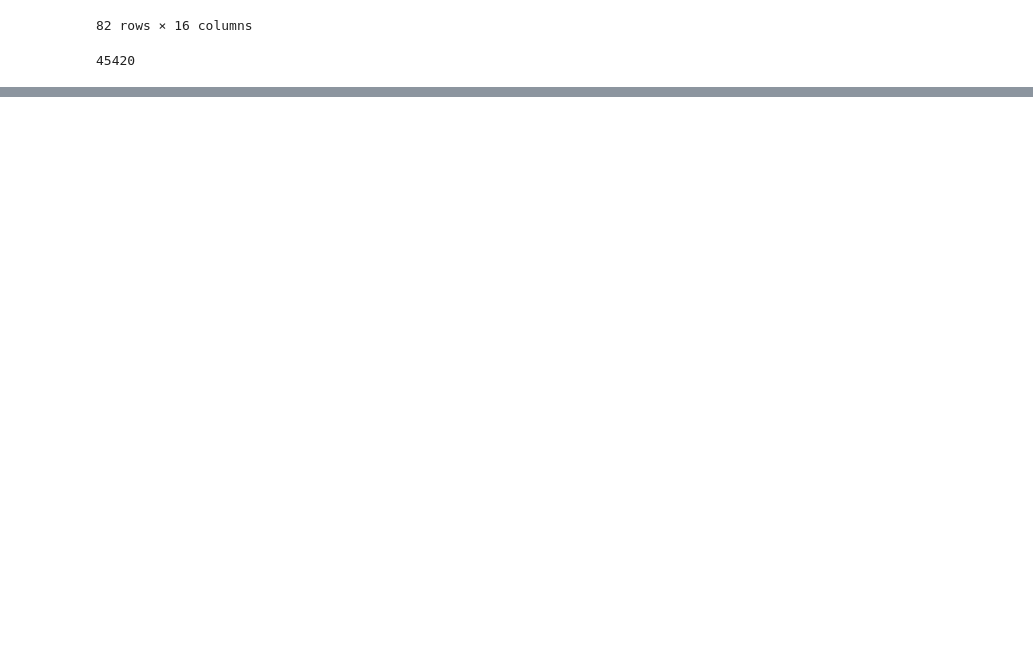
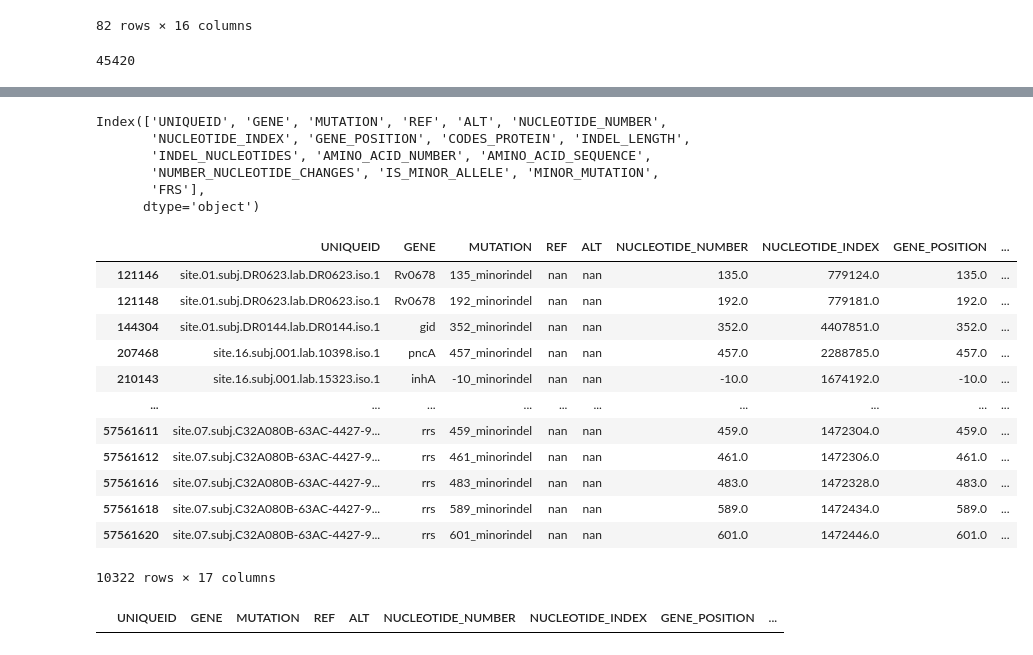
Before and after one commit to fowler-lab/pathogena-analysis-tools, a Jupyter notebook: tables/sandbox.ipynb, the cells around one changed output, grey strips where cells are left out. Cells and saved outputs as stored; diff of their text form; code cells hidden in the pictures; blank space fills up the shorter version.

```diff
--- a/tables/sandbox.ipynb
+++ b/tables/sandbox.ipynb
@@ -65,0 +135,4 @@ master.index.nunique()
+# %%
+MUTATIONS = pandas.read_pickle('/Users/fowler/files/cryptic/cryptic-tables-v2.1.2/MUTATIONS.pkl.gz')
+MUTATIONS.reset_index(inplace=True)
+MUTATIONS[:3]
@@ -65,0 +173,29 @@ master.index.nunique()
+# %%
+MUTATIONS.columns
+# %% [output]
+Index(['UNIQUEID', 'GENE', 'MUTATION', 'REF', 'ALT', 'NUCLEOTIDE_NUMBER',
+       'NUCLEOTIDE_INDEX', 'GENE_POSITION', 'CODES_PROTEIN', 'INDEL_LENGTH',
+       'INDEL_NUCLEOTIDES', 'AMINO_ACID_NUMBER', 'AMINO_ACID_SEQUENCE',
+       'NUMBER_NUCLEOTIDE_CHANGES', 'IS_MINOR_ALLELE', 'MINOR_MUTATION',
+       'FRS'],
+      dtype='object')
+# %%
+MUTATIONS[MUTATIONS.IS_MINOR_ALLELE & (MUTATIONS.INDEL_LENGTH>0)]
+# %% [output]
+|  | UNIQUEID | GENE | MUTATION | REF | ALT | NUCLEOTIDE_NUMBER | NUCLEOTIDE_INDEX | GENE_POSITION | ... |
+| 121146 | site.01.subj.DR0623.lab.DR0623.iso.1 | Rv0678 | 135_minorindel | nan | nan | 135.0 | 779124.0 | 135.0 | ... |
+| 121148 | site.01.subj.DR0623.lab.DR0623.iso.1 | Rv0678 | 192_minorindel | nan | nan | 192.0 | 779181.0 | 192.0 | ... |
+| 144304 | site.01.subj.DR0144.lab.DR0144.iso.1 | gid | 352_minorindel | nan | nan | 352.0 | 4407851.0 | 352.0 | ... |
+| 207468 | site.16.subj.001.lab.10398.iso.1 | pncA | 457_minorindel | nan | nan | 457.0 | 2288785.0 | 457.0 | ... |
+| 210143 | site.16.subj.001.lab.15323.iso.1 | inhA | -10_minorindel | nan | nan | -10.0 | 1674192.0 | -10.0 | ... |
+| ... | ... | ... | ... | ... | ... | ... | ... | ... | ... |
+| 57561611 | site.07.subj.C32A080B-63AC-4427-9... | rrs | 459_minorindel | nan | nan | 459.0 | 1472304.0 | 459.0 | ... |
+| 57561612 | site.07.subj.C32A080B-63AC-4427-9... | rrs | 461_minorindel | nan | nan | 461.0 | 1472306.0 | 461.0 | ... |
+| 57561616 | site.07.subj.C32A080B-63AC-4427-9... | rrs | 483_minorindel | nan | nan | 483.0 | 1472328.0 | 483.0 | ... |
+| 57561618 | site.07.subj.C32A080B-63AC-4427-9... | rrs | 589_minorindel | nan | nan | 589.0 | 1472434.0 | 589.0 | ... |
+| 57561620 | site.07.subj.C32A080B-63AC-4427-9... | rrs | 601_minorindel | nan | nan | 601.0 | 1472446.0 | 601.0 | ... |
+10322 rows × 17 columns
+# %%
+MUTATIONS[MUTATIONS.MUTATION.str[-1]=='x']
+# %% [output]
+|  | UNIQUEID | GENE | MUTATION | REF | ALT | NUCLEOTIDE_NUMBER | NUCLEOTIDE_INDEX | GENE_POSITION | ... |
```
Also changed, not shown: parts of 18 cells of this notebook, 1 other file.
